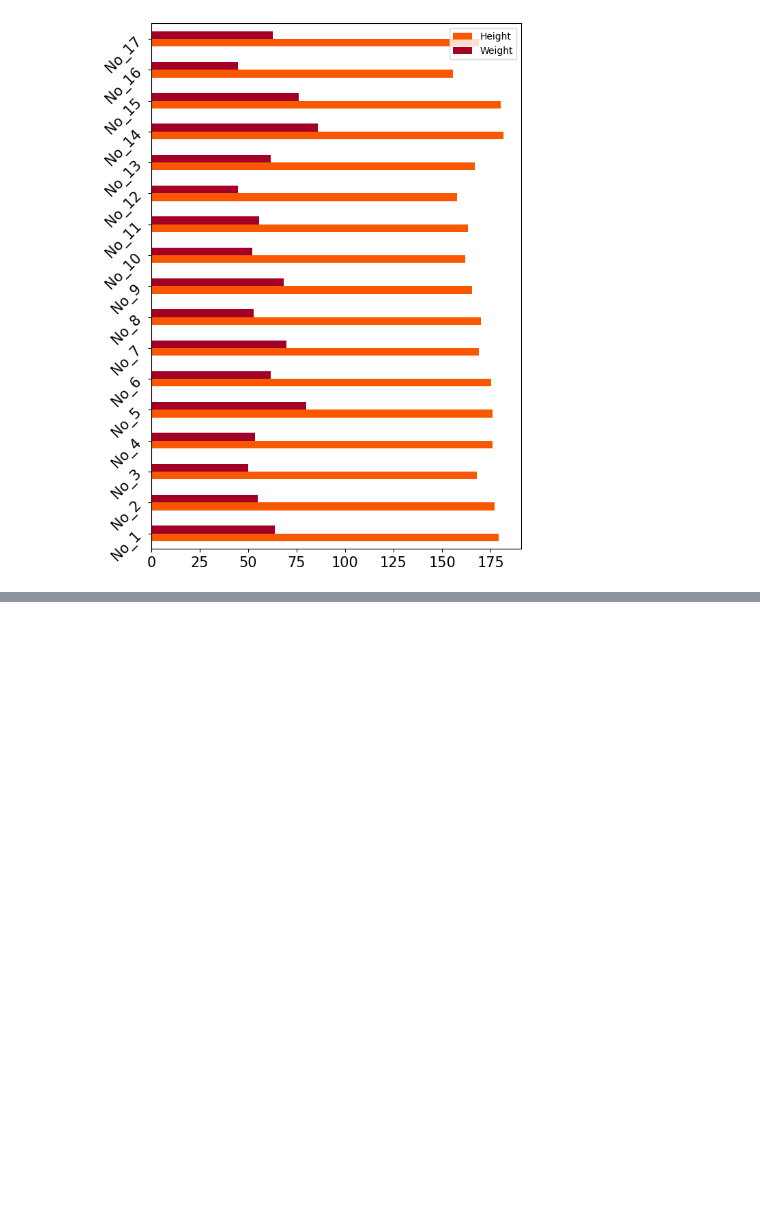
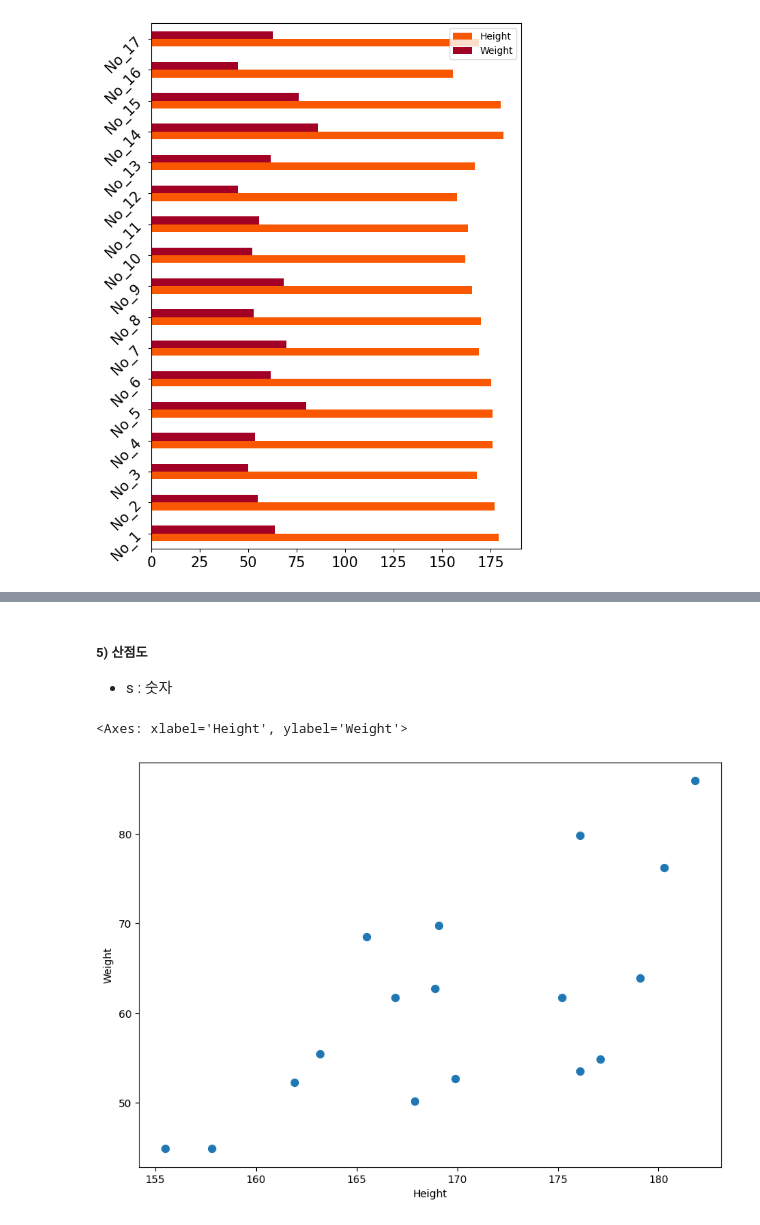
Before and after one commit to jinred9/TIL, a Jupyter notebook: TIL_file/202304/TIL_20230404.ipynb, the cells around one changed output, grey strips where cells are left out. Drawn from its saved outputs; the diff is of its cells as text; code cells hidden in the pictures; blank space fills up the shorter version.

```diff
--- a/TIL_file/202304/TIL_20230404.ipynb
+++ b/TIL_file/202304/TIL_20230404.ipynb
@@ -389,0 +412,12 @@ DF1[['Height', 'Weight']].plot(kind = 'barh',
+# %% [markdown]
+##### 5) 산점도
+* s : 숫자
+# %%
+DF1[['Height', 'Weight']].plot(kind='scatter',
+                               x = 'Height',
+                               y = 'Weight',
+                               s = 50,
+                               figsize=(10, 7))
+# %% [output]
+<Axes: xlabel='Height', ylabel='Weight'>
+[figure, added]
```
Also changed, not shown: parts of 6 cells of this notebook, 2 other files.
